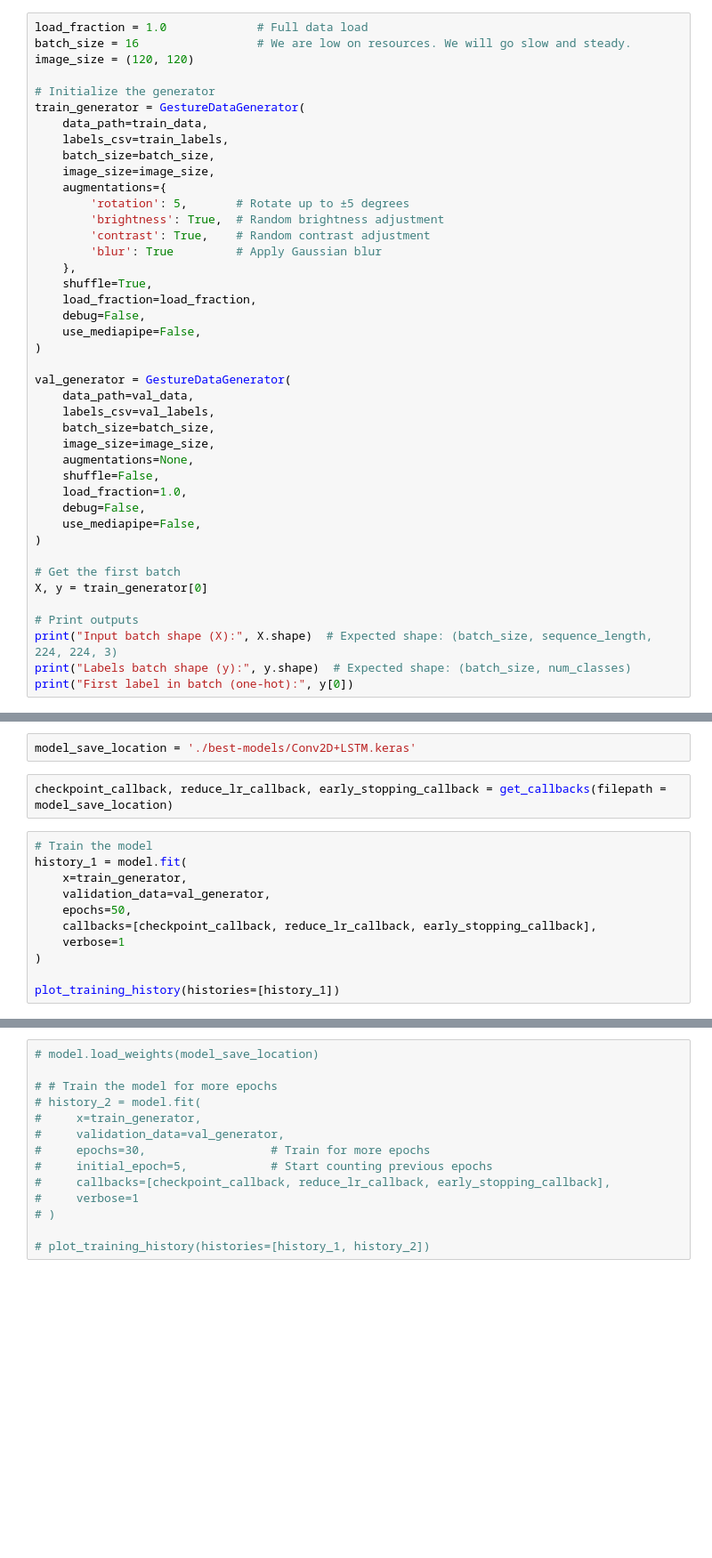
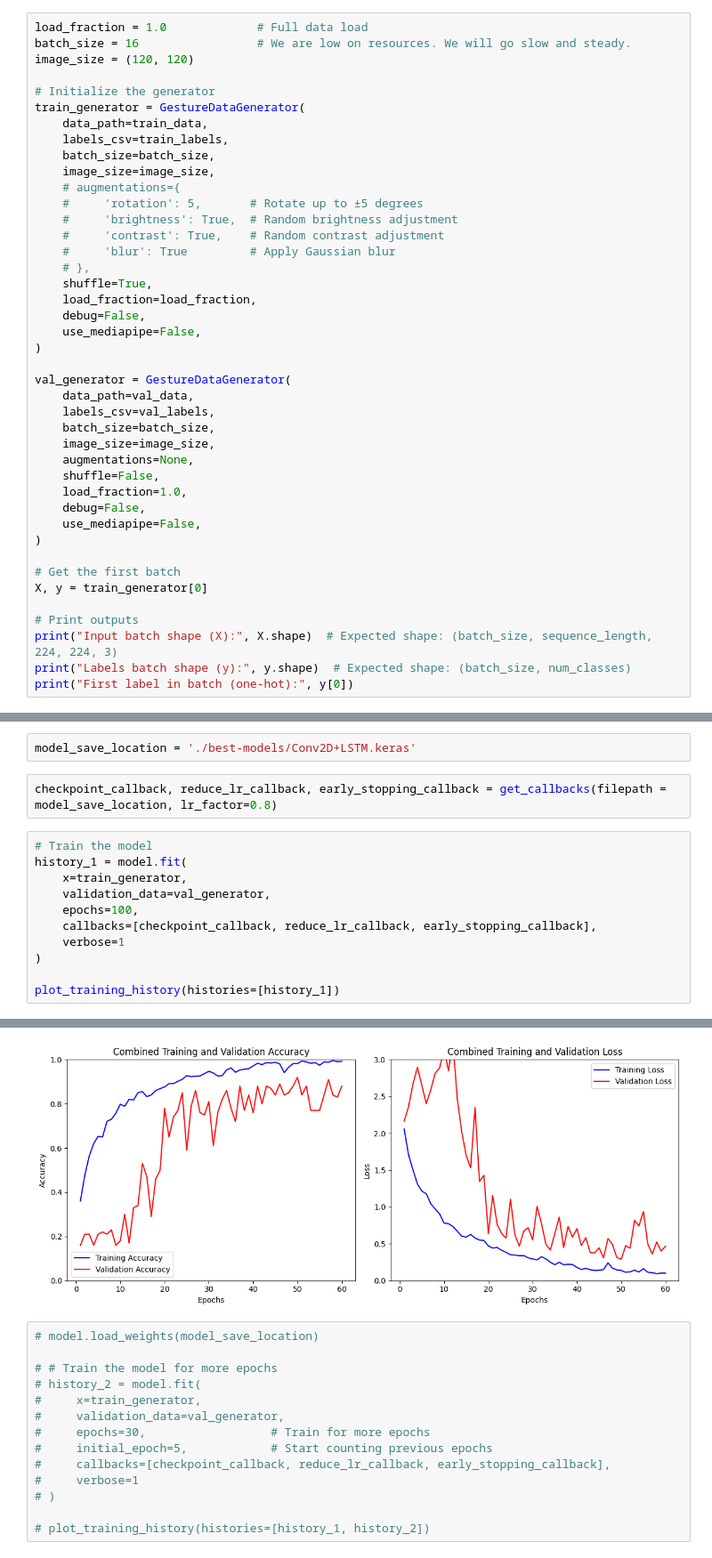
Before and after one commit to mohiteamit/upGrad-Gesture-Recognition, a Jupyter notebook: gesturerecog-Conv2D+LSTM.ipynb, the cells around one changed output, grey strips where cells are left out. Shown at 89% size. Saved outputs shown, nothing was run; the diff lists cells and outputs as text; blank space fills up the shorter version.

```diff
--- a/gesturerecog-Conv2D+LSTM.ipynb
+++ b/gesturerecog-Conv2D+LSTM.ipynb
@@ -21,12 +30,12 @@ train_generator = GestureDataGenerator(
     labels_csv=train_labels,
     batch_size=batch_size,
     image_size=image_size,
-    augmentations={
-        'rotation': 5,       # Rotate up to ±5 degrees
-        'brightness': True,  # Random brightness adjustment
-        'contrast': True,    # Random contrast adjustment
-        'blur': True         # Apply Gaussian blur
-    },
+    # augmentations={
+    #     'rotation': 5,       # Rotate up to ±5 degrees
+    #     'brightness': True,  # Random brightness adjustment
+    #     'contrast': True,    # Random contrast adjustment
+    #     'blur': True         # Apply Gaussian blur
+    # },
     shuffle=True,
     load_fraction=load_fraction,
     debug=False,
@@ -105,15 +141,16 @@ model.summary()
 # %%
 model_save_location = './best-models/Conv2D+LSTM.keras'
 # %%
-checkpoint_callback, reduce_lr_callback, early_stopping_callback = get_callbacks(filepath = model_save_location)
+checkpoint_callback, reduce_lr_callback, early_stopping_callback = get_callbacks(filepath = model_save_location, lr_factor=0.8)
 # %%
 # Train the model
 history_1 = model.fit(
     x=train_generator,
     validation_data=val_generator,
-    epochs=50,
+    epochs=100,
     callbacks=[checkpoint_callback, reduce_lr_callback, early_stopping_callback],
     verbose=1
 )
 
 plot_training_history(histories=[history_1])
+# %% [output]
@@ -120,3 +176,4 @@ plot_training_history(histories=[history_1])
+[figure, added]
 # %%
 # model.load_weights(model_save_location)
 
```
Also changed, not shown: parts of 7 cells of this notebook, 1 other file.
